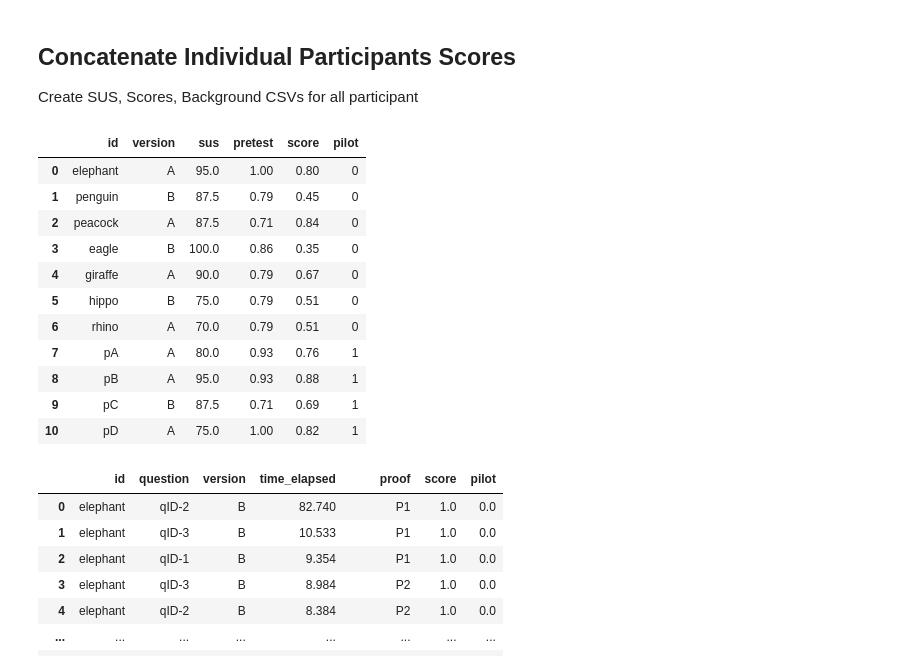
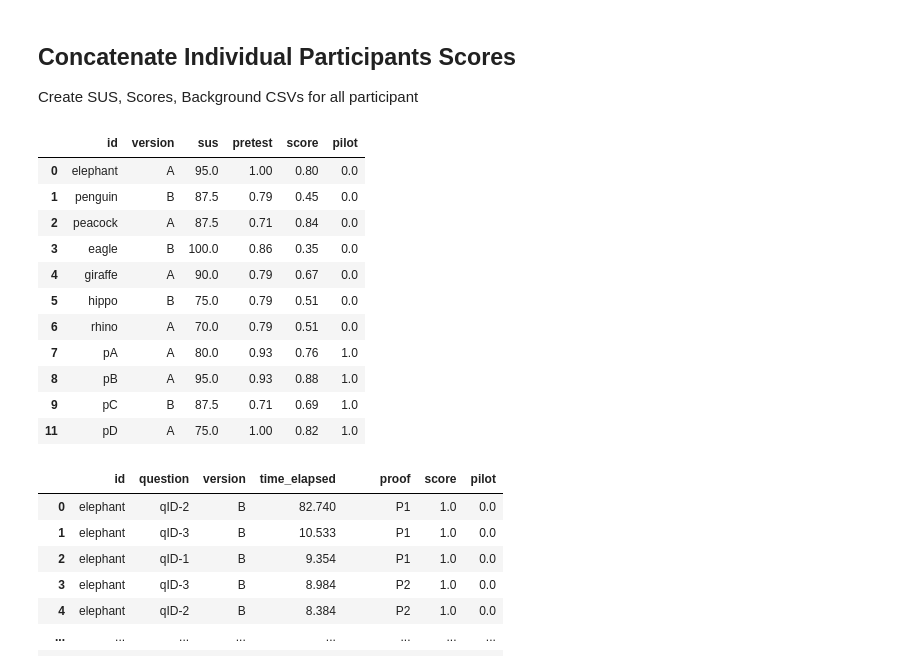
Before and after one commit to hsharriman/ender-scripts, a Jupyter notebook: data_setup.ipynb, the cells around one changed output. Saved outputs shown, nothing was run; the diff lists cells and outputs as text; code cells hidden in the pictures.

```diff
--- a/data_setup.ipynb
+++ b/data_setup.ipynb
@@ -256,39 +256,40 @@ Create SUS, Scores, Background CSVs for all participant
 # %%
 # dataframe to collect scores only, 1 new row per participant, include boolean flag if the data came from a pilot
 def add_participant_totals(participant, answers_df, overwrite=False):
     filename = "./out/study/scores_df.csv"
     df = pd.read_csv(filename)
     row = pd.DataFrame({
         "id": participant,
         "version": answers_df.loc[(answers_df["pageName"] == "T1_S1_C1") & (answers_df["question"] == "qID-0"),"version"].values[0],
         "sus":sus_score,
         "pretest": float("%.2f" % round(pre_score / pretest_max_score, 2)),
         "score": float("%.2f" % round(act_score / activity_max_score, 2)),
         "pilot": 1 if isPilot else 0
     }, index=[0])
+    if overwrite:
+        df = df[df["id"] != participant]
     if df[df["id"] == participant].empty:
         df = pd.concat([df, row], ignore_index=True)
         df = df.drop_duplicates()
-    elif overwrite:
-        df.loc[df["id"] == participant] = row
+        df.dropna(inplace=True)
     df.to_csv(filename, index=False)
     return df
 
 df = add_participant_totals(participant, answers_df, overwrite=True)
 df
 # %% [output]
 |  | id | version | sus | pretest | score | pilot |
-| 0 | elephant | A | 95.0 | 1.00 | 0.80 | 0 |
-| 1 | penguin | B | 87.5 | 0.79 | 0.45 | 0 |
-| 2 | peacock | A | 87.5 | 0.71 | 0.84 | 0 |
-| 3 | eagle | B | 100.0 | 0.86 | 0.35 | 0 |
-| 4 | giraffe | A | 90.0 | 0.79 | 0.67 | 0 |
-| 5 | hippo | B | 75.0 | 0.79 | 0.51 | 0 |
-| 6 | rhino | A | 70.0 | 0.79 | 0.51 | 0 |
-| 7 | pA | A | 80.0 | 0.93 | 0.76 | 1 |
-| 8 | pB | A | 95.0 | 0.93 | 0.88 | 1 |
-| 9 | pC | B | 87.5 | 0.71 | 0.69 | 1 |
-| 10 | pD | A | 75.0 | 1.00 | 0.82 | 1 |
+| 0 | elephant | A | 95.0 | 1.00 | 0.80 | 0.0 |
+| 1 | penguin | B | 87.5 | 0.79 | 0.45 | 0.0 |
+| 2 | peacock | A | 87.5 | 0.71 | 0.84 | 0.0 |
+| 3 | eagle | B | 100.0 | 0.86 | 0.35 | 0.0 |
+| 4 | giraffe | A | 90.0 | 0.79 | 0.67 | 0.0 |
+| 5 | hippo | B | 75.0 | 0.79 | 0.51 | 0.0 |
+| 6 | rhino | A | 70.0 | 0.79 | 0.51 | 0.0 |
+| 7 | pA | A | 80.0 | 0.93 | 0.76 | 1.0 |
+| 8 | pB | A | 95.0 | 0.93 | 0.88 | 1.0 |
+| 9 | pC | B | 87.5 | 0.71 | 0.69 | 1.0 |
+| 11 | pD | A | 75.0 | 1.00 | 0.82 | 1.0 |
 # %%
 def add_participant_timing(participant, answers_df, overwrite=False):
     filename = "./out/study/per_question.csv"
```
Also changed, not shown: 6 other files.
